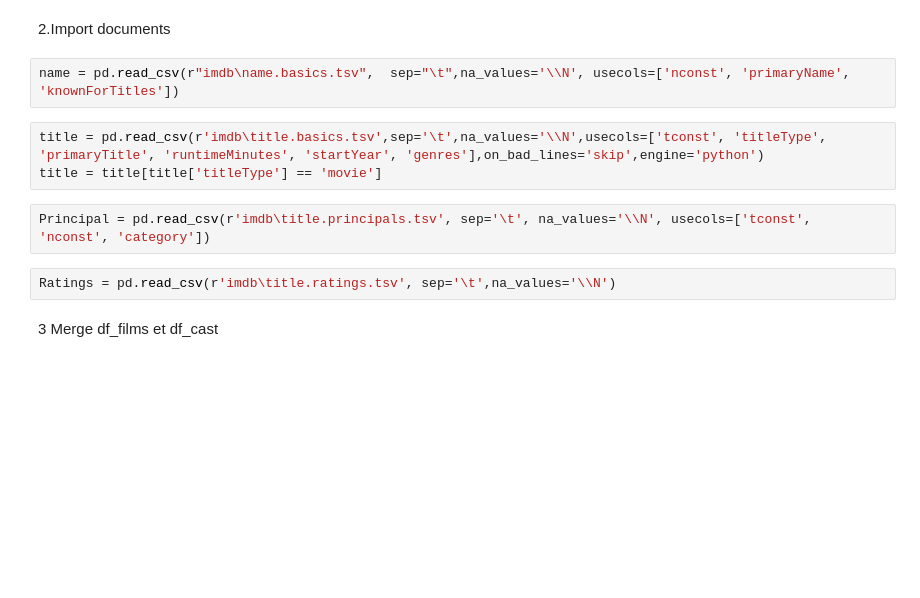
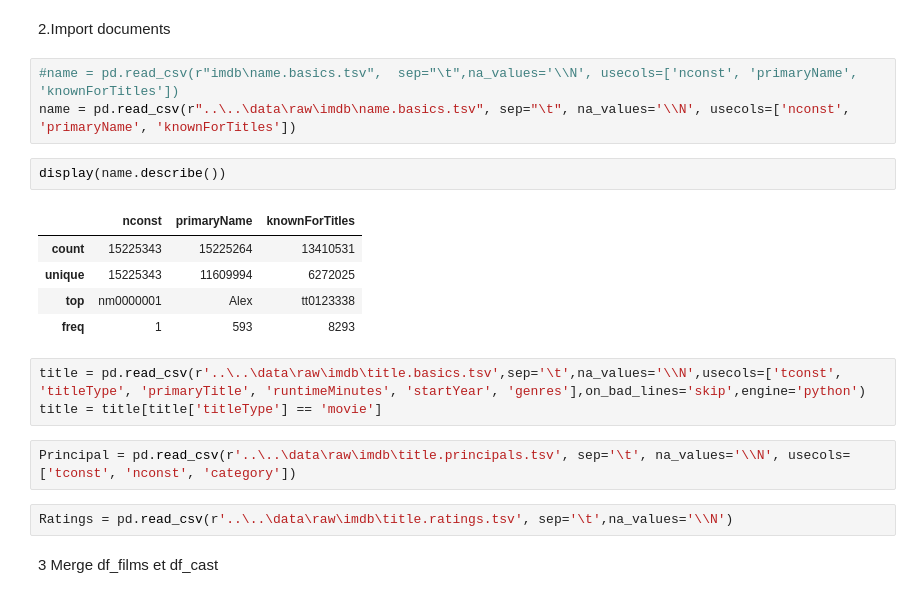
Before and after one commit to BoostMetrics/Recommandation-de-films, a Jupyter notebook: notebooks/02-preprocessing/merge_imdb.ipynb, the cells around one changed output. Saved outputs shown, nothing was run; the diff lists cells and outputs as text; blank space fills up the shorter version.

```diff
--- a/notebooks/02-preprocessing/merge_imdb.ipynb
+++ b/notebooks/02-preprocessing/merge_imdb.ipynb
@@ -11,14 +11,23 @@ from pathlib import Path
 # %% [markdown]
 2.Import documents
 # %%
-name = pd.read_csv(r"imdb\name.basics.tsv",  sep="\t",na_values='\\N', usecols=['nconst', 'primaryName', 'knownForTitles'])
+#name = pd.read_csv(r"imdb\name.basics.tsv",  sep="\t",na_values='\\N', usecols=['nconst', 'primaryName', 'knownForTitles'])
+name = pd.read_csv(r"..\..\data\raw\imdb\name.basics.tsv", sep="\t", na_values='\\N', usecols=['nconst', 'primaryName', 'knownForTitles'])
+# %%
+display(name.describe())
+# %% [output]
+|  | nconst | primaryName | knownForTitles |
+| count | 15225343 | 15225264 | 13410531 |
+| unique | 15225343 | 11609994 | 6272025 |
+| top | nm0000001 | Alex | tt0123338 |
+| freq | 1 | 593 | 8293 |
 # %%
-title = pd.read_csv(r'imdb\title.basics.tsv',sep='\t',na_values='\\N',usecols=['tconst', 'titleType', 'primaryTitle', 'runtimeMinutes', 'startYear', 'genres'],on_bad_lines='skip',engine='python')
+title = pd.read_csv(r'..\..\data\raw\imdb\title.basics.tsv',sep='\t',na_values='\\N',usecols=['tconst', 'titleType', 'primaryTitle', 'runtimeMinutes', 'startYear', 'genres'],on_bad_lines='skip',engine='python')
 title = title[title['titleType'] == 'movie']
 # %%
-Principal = pd.read_csv(r'imdb\title.principals.tsv', sep='\t', na_values='\\N', usecols=['tconst', 'nconst', 'category'])
+Principal = pd.read_csv(r'..\..\data\raw\imdb\title.principals.tsv', sep='\t', na_values='\\N', usecols=['tconst', 'nconst', 'category'])
 # %%
-Ratings = pd.read_csv(r'imdb\title.ratings.tsv', sep='\t',na_values='\\N')
+Ratings = pd.read_csv(r'..\..\data\raw\imdb\title.ratings.tsv', sep='\t',na_values='\\N')
 # %% [markdown]
 3 Merge df_films et df_cast
 # %%
```
Also changed, not shown: parts of 5 cells of this notebook.
